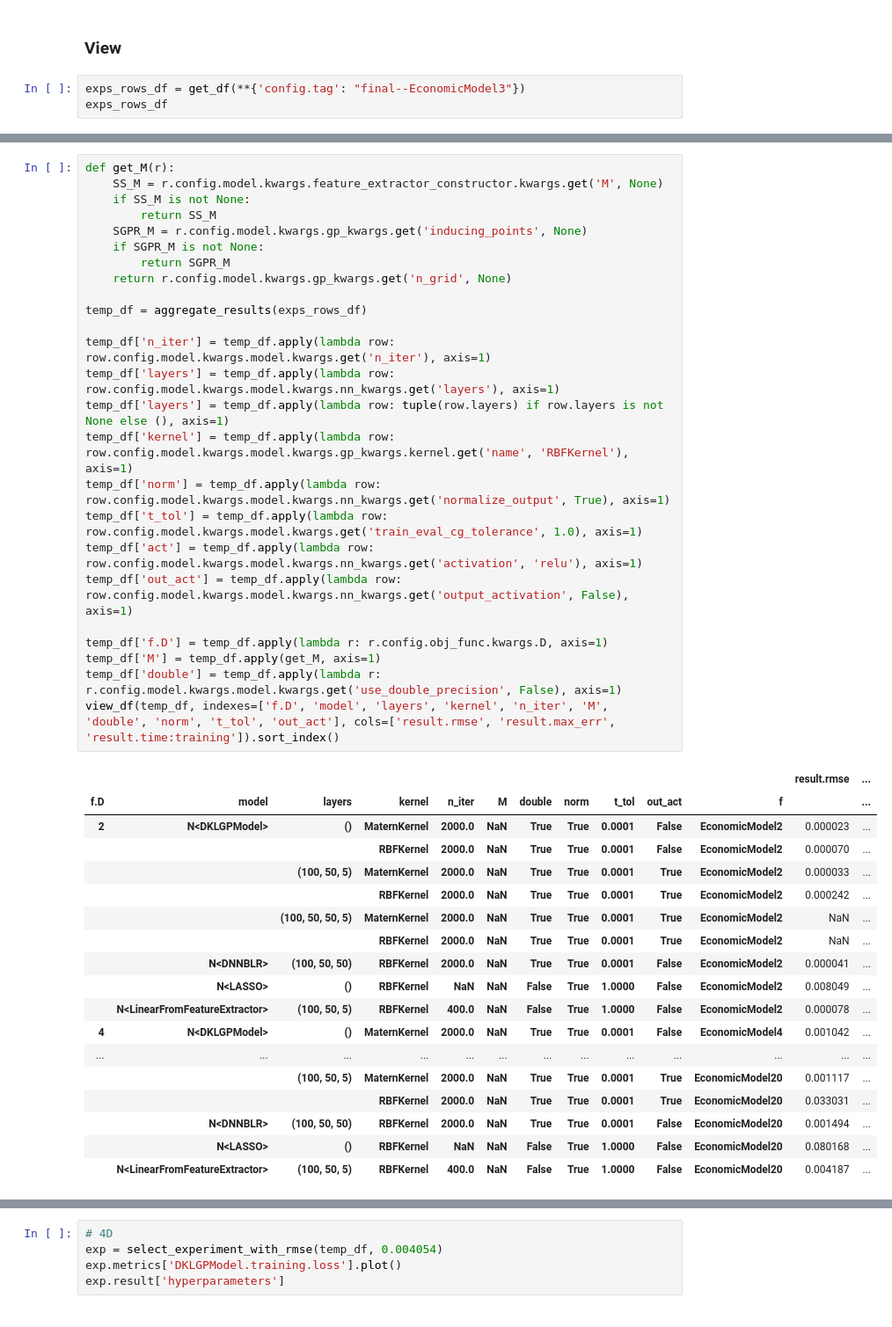
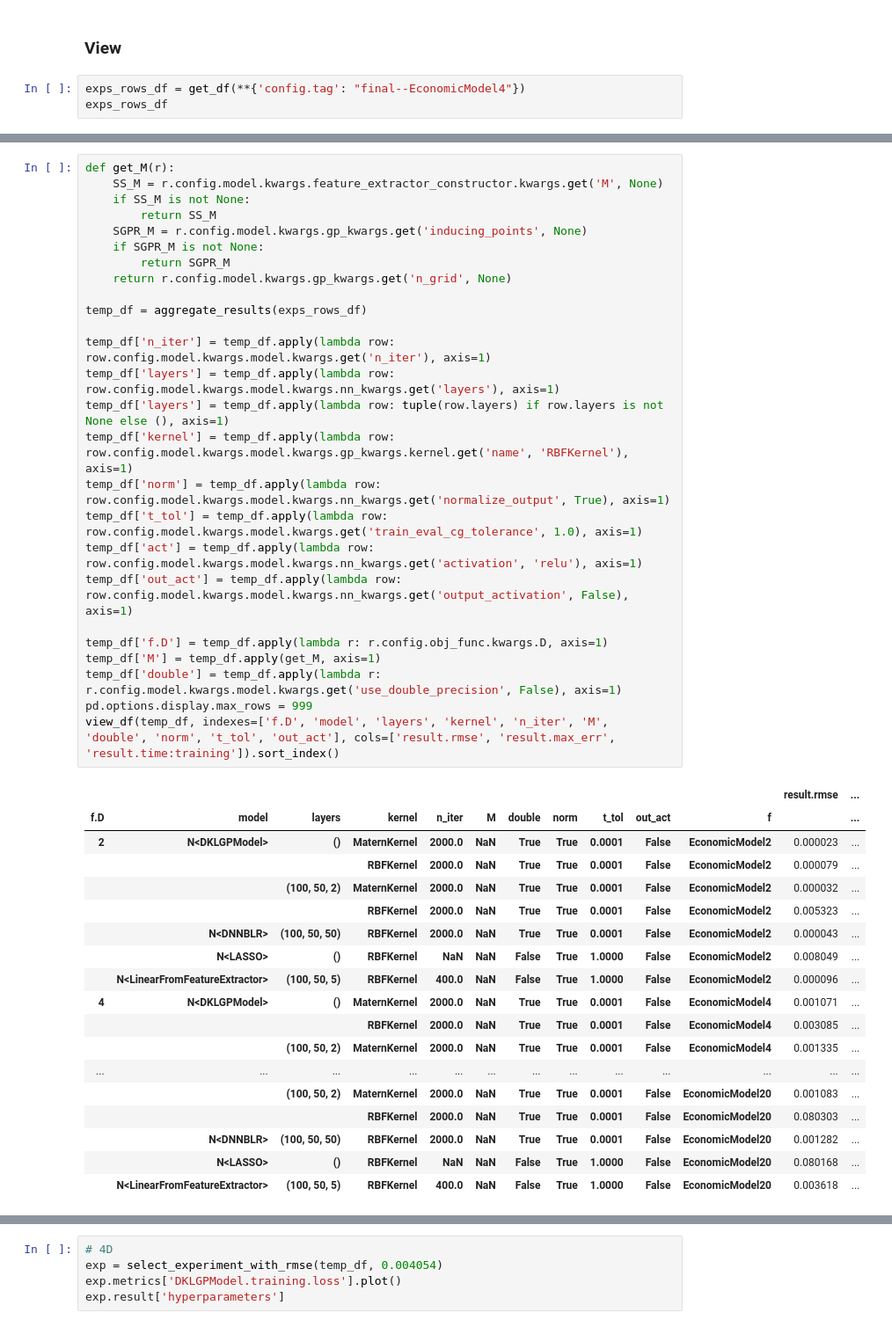
Before and after one commit to tmpethick/thesis-code, a Jupyter notebook: server_notebook_results.ipynb, the cells around one changed output, grey strips where cells are left out. Shown at 88% size. Drawn from its saved outputs; the diff is of its cells as text.

```diff
--- a/server_notebook_results.ipynb
+++ b/server_notebook_results.ipynb
@@ -1701,7 +1653,7 @@ b'Submitted batch job 71506\n'
 # %% [markdown]
 ### View
 # %%
-exps_rows_df = get_df(**{'config.tag': "final--EconomicModel3"})
+exps_rows_df = get_df(**{'config.tag': "final--EconomicModel4"})
 exps_rows_df
 # %% [output]
 |  | N | acq | bo | config | exp | f | id | model | model2 | model_hash | ... | ... |
@@ -1726,44 +1678,45 @@ exps_rows_df
 # %%
 def get_M(r):
     SS_M = r.config.model.kwargs.feature_extractor_constructor.kwargs.get('M', None)
     if SS_M is not None:
         return SS_M
     SGPR_M = r.config.model.kwargs.gp_kwargs.get('inducing_points', None)
     if SGPR_M is not None:
         return SGPR_M
     return r.config.model.kwargs.gp_kwargs.get('n_grid', None)
 
 temp_df = aggregate_results(exps_rows_df)
 
 temp_df['n_iter'] = temp_df.apply(lambda row: row.config.model.kwargs.model.kwargs.get('n_iter'), axis=1)
 temp_df['layers'] = temp_df.apply(lambda row: row.config.model.kwargs.model.kwargs.nn_kwargs.get('layers'), axis=1)
 temp_df['layers'] = temp_df.apply(lambda row: tuple(row.layers) if row.layers is not None else (), axis=1)
 temp_df['kernel'] = temp_df.apply(lambda row: row.config.model.kwargs.model.kwargs.gp_kwargs.kernel.get('name', 'RBFKernel'), axis=1)
 temp_df['norm'] = temp_df.apply(lambda row: row.config.model.kwargs.model.kwargs.nn_kwargs.get('normalize_output', True), axis=1)
 temp_df['t_tol'] = temp_df.apply(lambda row: row.config.model.kwargs.model.kwargs.get('train_eval_cg_tolerance', 1.0), axis=1)
 temp_df['act'] = temp_df.apply(lambda row: row.config.model.kwargs.model.kwargs.nn_kwargs.get('activation', 'relu'), axis=1)
 temp_df['out_act'] = temp_df.apply(lambda row: row.config.model.kwargs.model.kwargs.nn_kwargs.get('output_activation', False), axis=1)
 
 temp_df['f.D'] = temp_df.apply(lambda r: r.config.obj_func.kwargs.D, axis=1)
 temp_df['M'] = temp_df.apply(get_M, axis=1)
 temp_df['double'] = temp_df.apply(lambda r: r.config.model.kwargs.model.kwargs.get('use_double_precision', False), axis=1)
+pd.options.display.max_rows = 999
 view_df(temp_df, indexes=['f.D', 'model', 'layers', 'kernel', 'n_iter', 'M', 'double', 'norm', 't_tol', 'out_act'], cols=['result.rmse', 'result.max_err', 'result.time:training']).sort_index()
 # %% [output]
 |  |  |  |  |  |  |  |  |  |  |  | result.rmse | ... |
 | f.D | model | layers | kernel | n_iter | M | double | norm | t_tol | out_act | f |  | ... |
 | 2 | N<DKLGPModel> | () | MaternKernel | 2000.0 | NaN | True | True | 0.0001 | False | EconomicModel2 | 0.000023 | ... |
-|  |  |  | RBFKernel | 2000.0 | NaN | True | True | 0.0001 | False | EconomicModel2 | 0.000070 | ... |
-|  |  | (100, 50, 5) | MaternKernel | 2000.0 | NaN | True | True | 0.0001 | True | EconomicModel2 | 0.000033 | ... |
-|  |  |  | RBFKernel | 2000.0 | NaN | True | True | 0.0001 | True | EconomicModel2 | 0.000242 | ... |
-|  |  | (100, 50, 50, 5) | MaternKernel | 2000.0 | NaN | True | True | 0.0001 | True | EconomicModel2 | NaN | ... |
-|  |  |  | RBFKernel | 2000.0 | NaN | True | True | 0.0001 | True | EconomicModel2 | NaN | ... |
-|  | N<DNNBLR> | (100, 50, 50) | RBFKernel | 2000.0 | NaN | True | True | 0.0001 | False | EconomicModel2 | 0.000041 | ... |
+|  |  |  | RBFKernel | 2000.0 | NaN | True | True | 0.0001 | False | EconomicModel2 | 0.000079 | ... |
+|  |  | (100, 50, 2) | MaternKernel | 2000.0 | NaN | True | True | 0.0001 | False | EconomicModel2 | 0.000032 | ... |
+|  |  |  | RBFKernel | 2000.0 | NaN | True | True | 0.0001 | False | EconomicModel2 | 0.005323 | ... |
+|  | N<DNNBLR> | (100, 50, 50) | RBFKernel | 2000.0 | NaN | True | True | 0.0001 | False | EconomicModel2 | 0.000043 | ... |
 |  | N<LASSO> | () | RBFKernel | NaN | NaN | False | True | 1.0000 | False | EconomicModel2 | 0.008049 | ... |
-|  | N<LinearFromFeatureExtractor> | (100, 50, 5) | RBFKernel | 400.0 | NaN | False | True | 1.0000 | False | EconomicModel2 | 0.000078 | ... |
-| 4 | N<DKLGPModel> | () | MaternKernel | 2000.0 | NaN | True | True | 0.0001 | False | EconomicModel4 | 0.001042 | ... |
+|  | N<LinearFromFeatureExtractor> | (100, 50, 5) | RBFKernel | 400.0 | NaN | False | True | 1.0000 | False | EconomicModel2 | 0.000096 | ... |
+| 4 | N<DKLGPModel> | () | MaternKernel | 2000.0 | NaN | True | True | 0.0001 | False | EconomicModel4 | 0.001071 | ... |
+|  |  |  | RBFKernel | 2000.0 | NaN | True | True | 0.0001 | False | EconomicModel4 | 0.003085 | ... |
+|  |  | (100, 50, 2) | MaternKernel | 2000.0 | NaN | True | True | 0.0001 | False | EconomicModel4 | 0.001335 | ... |
 | ... | ... | ... | ... | ... | ... | ... | ... | ... | ... | ... | ... | ... |
-|  |  | (100, 50, 5) | MaternKernel | 2000.0 | NaN | True | True | 0.0001 | True | EconomicModel20 | 0.001117 | ... |
-|  |  |  | RBFKernel | 2000.0 | NaN | True | True | 0.0001 | True | EconomicModel20 | 0.033031 | ... |
-|  | N<DNNBLR> | (100, 50, 50) | RBFKernel | 2000.0 | NaN | True | True | 0.0001 | False | EconomicModel20 | 0.001494 | ... |
+|  |  | (100, 50, 2) | MaternKernel | 2000.0 | NaN | True | True | 0.0001 | False | EconomicModel20 | 0.001083 | ... |
+|  |  |  | RBFKernel | 2000.0 | NaN | True | True | 0.0001 | False | EconomicModel20 | 0.080303 | ... |
+|  | N<DNNBLR> | (100, 50, 50) | RBFKernel | 2000.0 | NaN | True | True | 0.0001 | False | EconomicModel20 | 0.001282 | ... |
 |  | N<LASSO> | () | RBFKernel | NaN | NaN | False | True | 1.0000 | False | EconomicModel20 | 0.080168 | ... |
-|  | N<LinearFromFeatureExtractor> | (100, 50, 5) | RBFKernel | 400.0 | NaN | False | True | 1.0000 | False | EconomicModel20 | 0.004187 | ... |
+|  | N<LinearFromFeatureExtractor> | (100, 50, 5) | RBFKernel | 400.0 | NaN | False | True | 1.0000 | False | EconomicModel20 | 0.003618 | ... |
```
Also changed, not shown: parts of 14 cells of this notebook, 11 other files.
